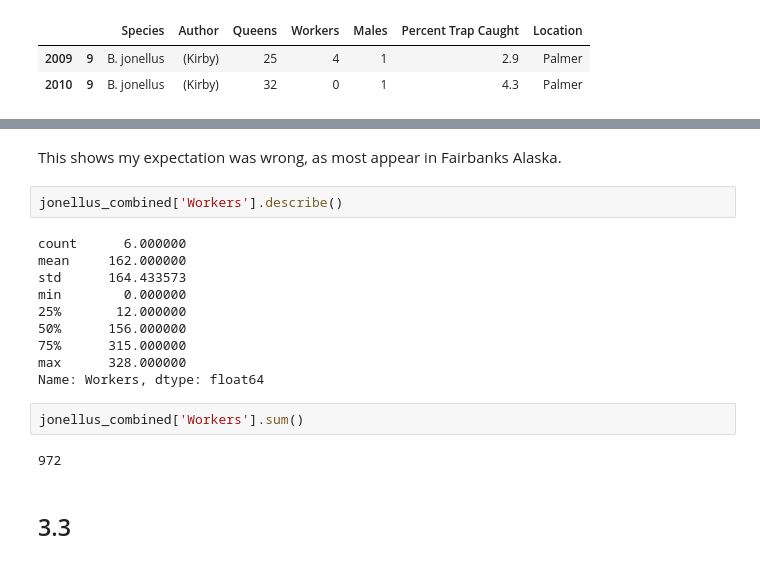
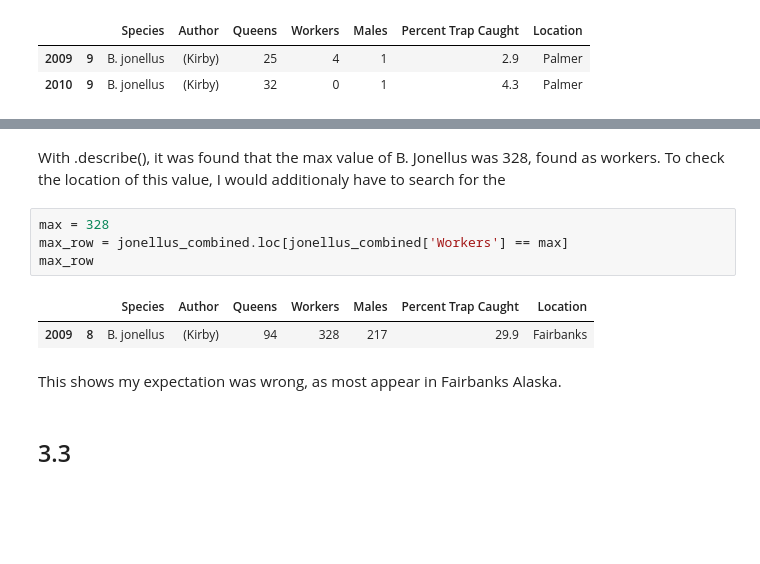
Before and after one commit to maevewalton/ds4bio, a Jupyter notebook: Project Part 3.ipynb, the cells around one changed output, grey strips where cells are left out. Drawn from its saved outputs; the diff is of its cells as text; blank space fills up the shorter version.

```diff
--- a/Project Part 3.ipynb
+++ b/Project Part 3.ipynb
@@ -395,21 +444,14 @@ jonellus_combined
+# %% [markdown]
+With .describe(), it was found that the max value of B. Jonellus was 328, found as workers. To check the location of this value, I would additionaly have to search for the
+# %%
+max = 328
+max_row = jonellus_combined.loc[jonellus_combined['Workers'] == max]
+max_row
+# %% [output]
+|  |  | Species | Author | Queens | Workers | Males | Percent Trap Caught | Location |
+| 2009 | 8 | B. jonellus | (Kirby) | 94 | 328 | 217 | 29.9 | Fairbanks |
 # %% [markdown]
 This shows my expectation was wrong, as most appear in Fairbanks Alaska.
-# %%
-jonellus_combined['Workers'].describe()
-# %% [output]
-count      6.000000
-mean     162.000000
-std      164.433573
-min        0.000000
-25%       12.000000
-50%      156.000000
-75%      315.000000
-max      328.000000
-Name: Workers, dtype: float64
-# %%
-jonellus_combined['Workers'].sum()
-# %% [output]
-972
 # %% [markdown]
 3.3
 ---
```
Also changed, not shown: parts of 40 cells of this notebook.
